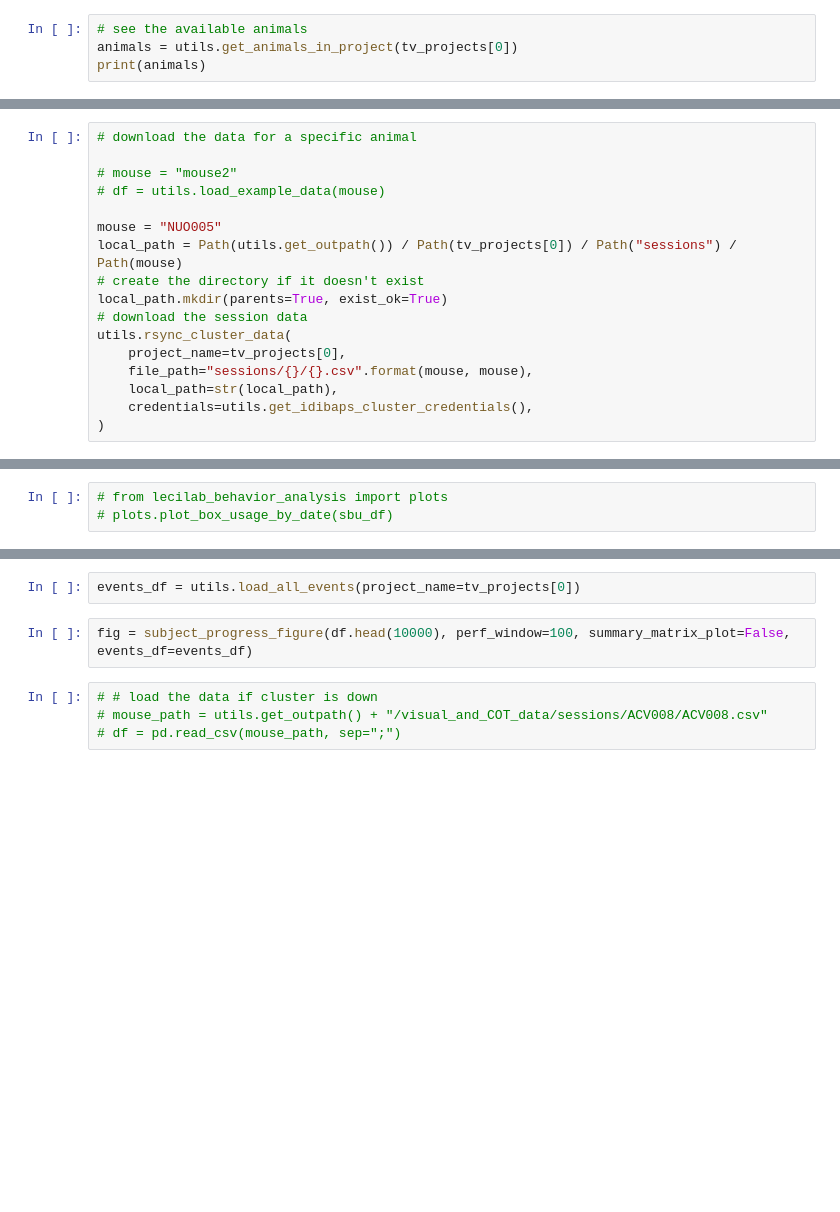
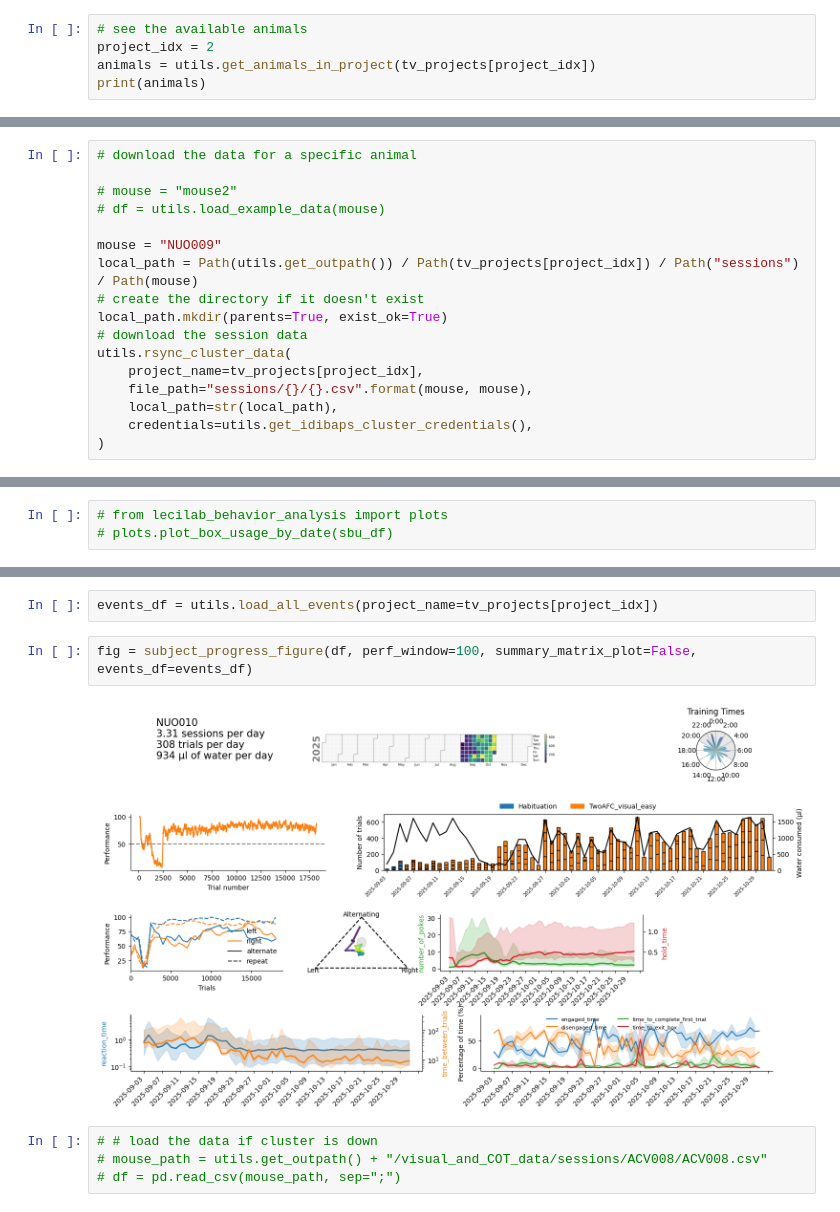
Before and after one commit to LearningCircuitsLab/lecilab-behavior-analysis, a Jupyter notebook: lecilab_behavior_analysis/plot_testing.ipynb, the cells around one changed output, grey strips where cells are left out. Cells and saved outputs as stored; diff of their text form; blank space fills up the shorter version.

```diff
--- a/lecilab_behavior_analysis/plot_testing.ipynb
+++ b/lecilab_behavior_analysis/plot_testing.ipynb
@@ -14,4 +16,5 @@ print(tv_projects)
 # %%
 # see the available animals
-animals = utils.get_animals_in_project(tv_projects[0])
+project_idx = 2
+animals = utils.get_animals_in_project(tv_projects[project_idx])
 print(animals)
@@ -21,13 +26,13 @@ print(animals)
 # mouse = "mouse2"
 # df = utils.load_example_data(mouse)
 
-mouse = "NUO005"
-local_path = Path(utils.get_outpath()) / Path(tv_projects[0]) / Path("sessions") / Path(mouse)
+mouse = "NUO009"
+local_path = Path(utils.get_outpath()) / Path(tv_projects[project_idx]) / Path("sessions") / Path(mouse)
 # create the directory if it doesn't exist
 local_path.mkdir(parents=True, exist_ok=True)
 # download the session data
 utils.rsync_cluster_data(
-    project_name=tv_projects[0],
+    project_name=tv_projects[project_idx],
     file_path="sessions/{}/{}.csv".format(mouse, mouse),
     local_path=str(local_path),
     credentials=utils.get_idibaps_cluster_credentials(),
@@ -65,7 +93,9 @@ for file in events_files:
 # %%
-events_df = utils.load_all_events(project_name=tv_projects[0])
+events_df = utils.load_all_events(project_name=tv_projects[project_idx])
 # %%
-fig = subject_progress_figure(df.head(10000), perf_window=100, summary_matrix_plot=False, events_df=events_df)
+fig = subject_progress_figure(df, perf_window=100, summary_matrix_plot=False, events_df=events_df)
+# %% [output]
+[figure, added]
 # %%
 # # load the data if cluster is down
 # mouse_path = utils.get_outpath() + "/visual_and_COT_data/sessions/ACV008/ACV008.csv"
```
Also changed, not shown: parts of 5 cells of this notebook, 1 other file.
